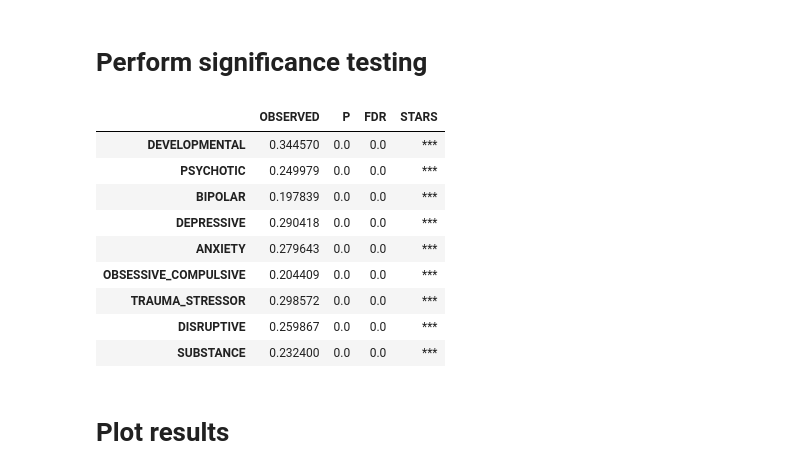
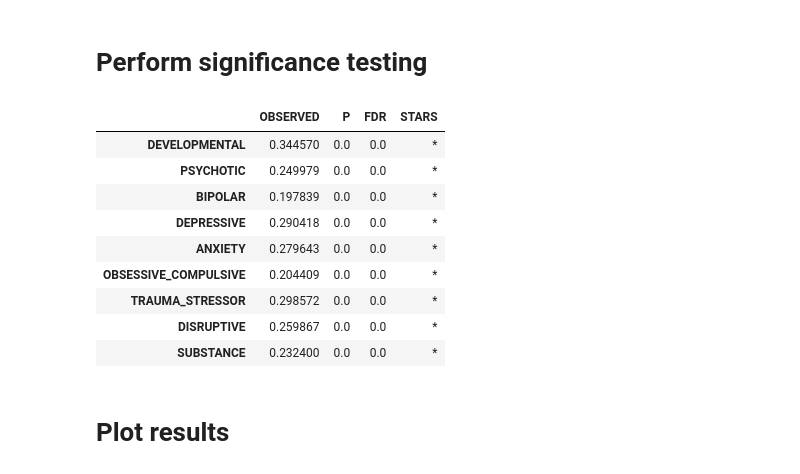
Before and after one commit to ehbeam/neuro-knowledge-engine, a Jupyter notebook: archetype/arche_dsm.ipynb, the cells around one changed output. Cells and saved outputs as stored; diff of their text form; code cells hidden in the pictures.

```diff
--- a/archetype/arche_dsm.ipynb
+++ b/archetype/arche_dsm.ipynb
@@ -139,34 +139,35 @@ else:
 # %%
 from statsmodels.stats import multitest
 # %%
-alphas = [0.0001, 0.00001, 0.000001]
+alphas = [0.0001, 0, 0]
+stars = ["*", "**", "***"]
 # %%
 pval = []
 for dom in domains:
     dom_null = df_null.loc[dom].values
     dom_obs = float(df.loc[dom, "OBSERVED"])
     p = np.sum(dom_null >= dom_obs) / float(n_iter)
     pval.append(p)
     df.loc[dom, "P"] = p
 df["FDR"] = multitest.multipletests(pval, method="fdr_bh")[1]
 for dom in domains:
     df.loc[dom, "STARS"] = ""
-    for star, alpha in zip(["*", "**", "***"], alphas):
+    for star, alpha in zip(stars, alphas):
         if df.loc[dom, "FDR"] < alpha:
             df.loc[dom, "STARS"] = star
 df = df.loc[domains, ["OBSERVED", "P", "FDR", "STARS"]]
 df
 # %% [output]
 |  | OBSERVED | P | FDR | STARS |
-| DEVELOPMENTAL | 0.344570 | 0.0 | 0.0 | *** |
-| PSYCHOTIC | 0.249979 | 0.0 | 0.0 | *** |
-| BIPOLAR | 0.197839 | 0.0 | 0.0 | *** |
-| DEPRESSIVE | 0.290418 | 0.0 | 0.0 | *** |
-| ANXIETY | 0.279643 | 0.0 | 0.0 | *** |
-| OBSESSIVE_COMPULSIVE | 0.204409 | 0.0 | 0.0 | *** |
-| TRAUMA_STRESSOR | 0.298572 | 0.0 | 0.0 | *** |
-| DISRUPTIVE | 0.259867 | 0.0 | 0.0 | *** |
-| SUBSTANCE | 0.232400 | 0.0 | 0.0 | *** |
+| DEVELOPMENTAL | 0.344570 | 0.0 | 0.0 | * |
+| PSYCHOTIC | 0.249979 | 0.0 | 0.0 | * |
+| BIPOLAR | 0.197839 | 0.0 | 0.0 | * |
+| DEPRESSIVE | 0.290418 | 0.0 | 0.0 | * |
+| ANXIETY | 0.279643 | 0.0 | 0.0 | * |
+| OBSESSIVE_COMPULSIVE | 0.204409 | 0.0 | 0.0 | * |
+| TRAUMA_STRESSOR | 0.298572 | 0.0 | 0.0 | * |
+| DISRUPTIVE | 0.259867 | 0.0 | 0.0 | * |
+| SUBSTANCE | 0.232400 | 0.0 | 0.0 | * |
 # %% [markdown]
 # Plot results
 # %%
```
Also changed, not shown: parts of 2 cells of this notebook, 14 other files.
